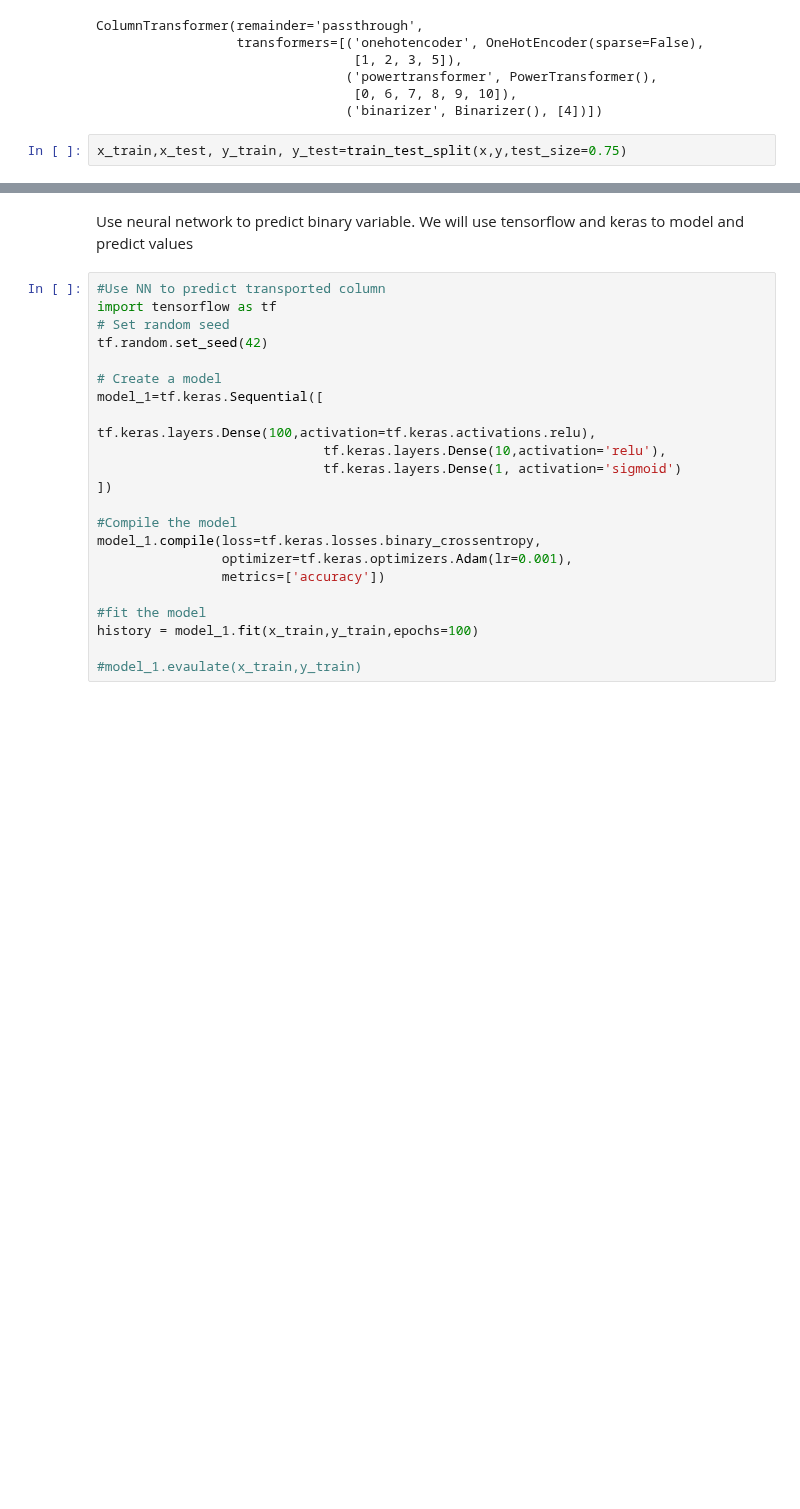
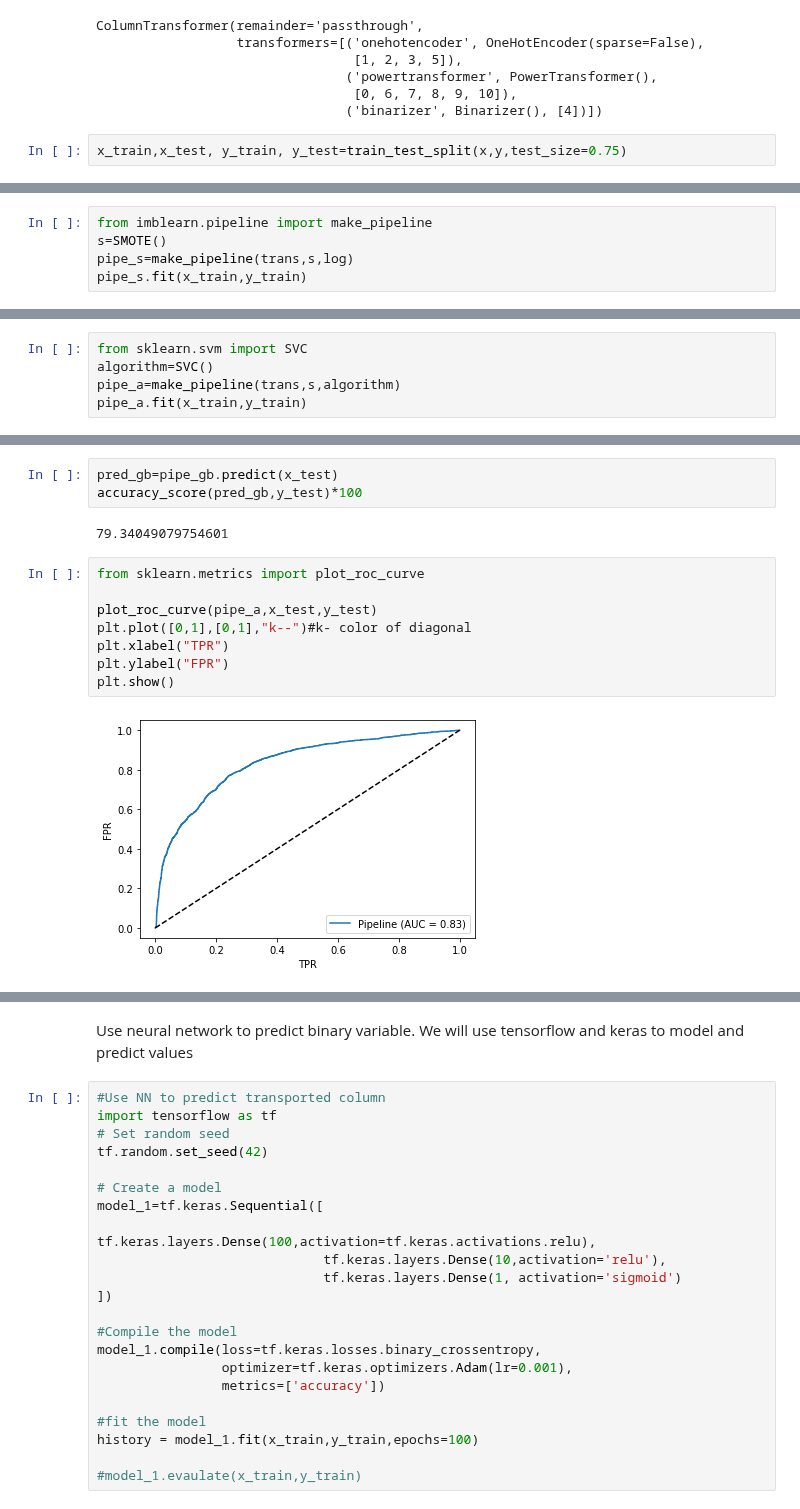
Before and after one commit to Chirag314/EDA, a Jupyter notebook: spaceship_titanic2.ipynb, the cells around one changed output, grey strips where cells are left out. Cells and saved outputs as stored; diff of their text form; blank space fills up the shorter version.

```diff
--- a/spaceship_titanic2.ipynb
+++ b/spaceship_titanic2.ipynb
@@ -390,0 +395,5 @@ memory usage: 203.7+ KB
+# %%
+from imblearn.pipeline import make_pipeline
+s=SMOTE()
+pipe_s=make_pipeline(trans,s,log)
+pipe_s.fit(x_train,y_train)
@@ -390,0 +418,5 @@ memory usage: 203.7+ KB
+# %%
+from sklearn.svm import SVC
+algorithm=SVC()
+pipe_a=make_pipeline(trans,s,algorithm)
+pipe_a.fit(x_train,y_train)
@@ -390,0 +459,15 @@ memory usage: 203.7+ KB
+# %%
+pred_gb=pipe_gb.predict(x_test)
+accuracy_score(pred_gb,y_test)*100
+# %% [output]
+79.34049079754601
+# %%
+from sklearn.metrics import plot_roc_curve
+
+plot_roc_curve(pipe_a,x_test,y_test)
+plt.plot([0,1],[0,1],"k--")#k- color of diagonal
+plt.xlabel("TPR")
+plt.ylabel("FPR")
+plt.show()
+# %% [output]
+[figure, added]
```
Also changed, not shown: parts of 34 cells of this notebook.
